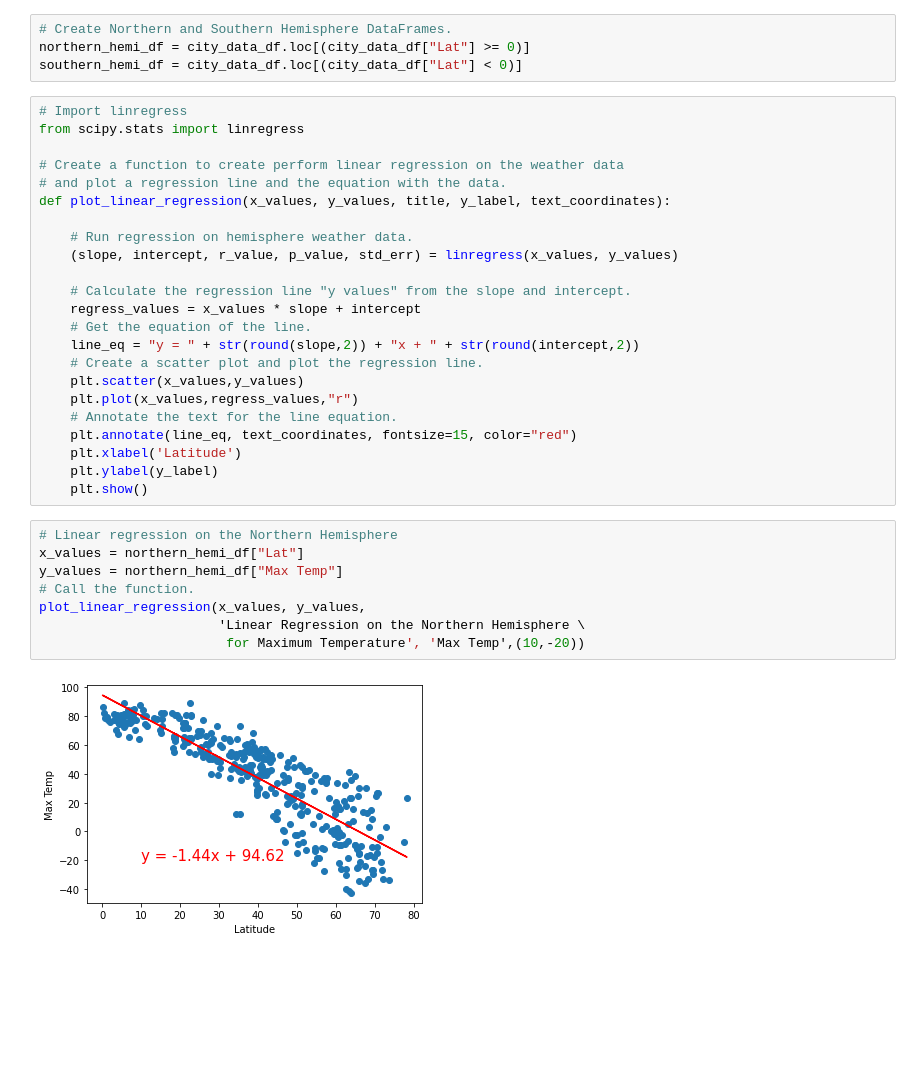
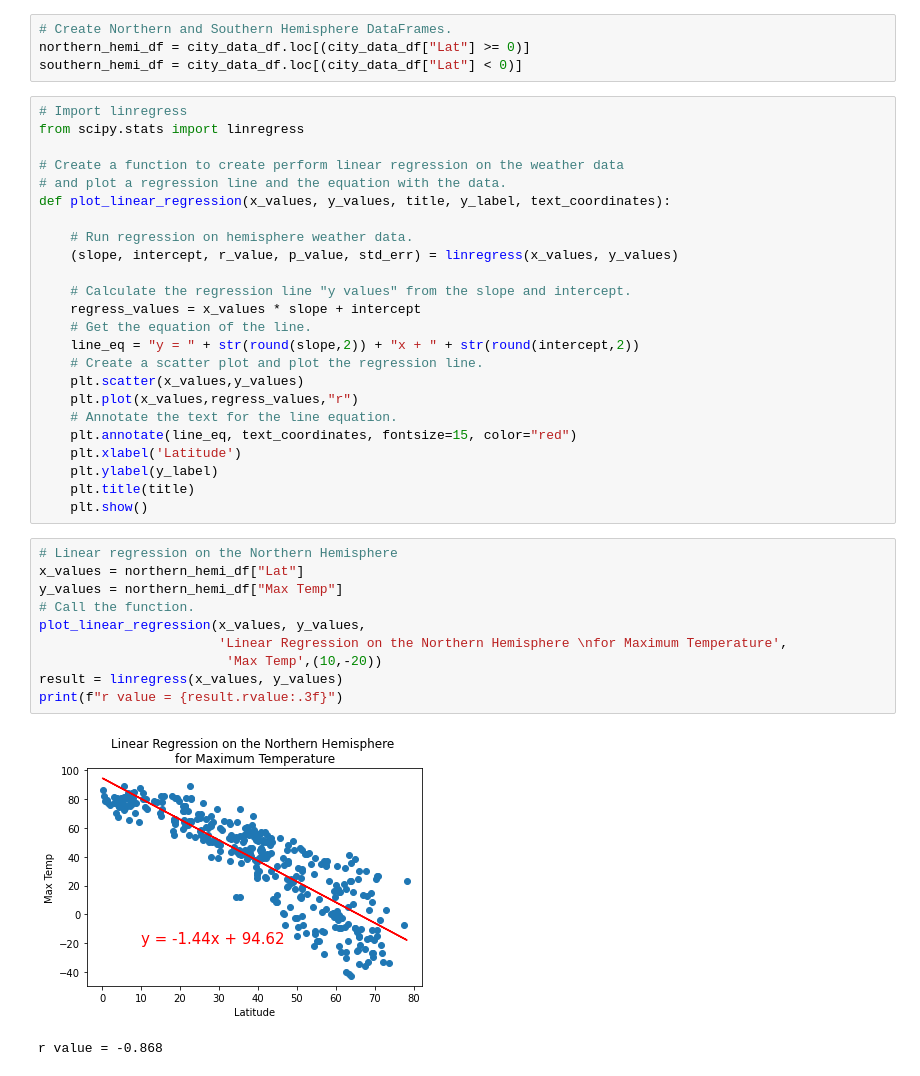
Before and after one commit to JSischo/World_Weather_Analysis, a Jupyter notebook: WeatherPy.ipynb, the cells around one changed output. Drawn from its saved outputs; the diff is of its cells as text; blank space fills up the shorter version.

```diff
--- a/WeatherPy.ipynb
+++ b/WeatherPy.ipynb
@@ -300,17 +300,21 @@ def plot_linear_regression(x_values, y_values, title, y_label, text_coordinates)
     plt.annotate(line_eq, text_coordinates, fontsize=15, color="red")
     plt.xlabel('Latitude')
     plt.ylabel(y_label)
+    plt.title(title)
     plt.show()
 # %%
 # Linear regression on the Northern Hemisphere
 x_values = northern_hemi_df["Lat"]
 y_values = northern_hemi_df["Max Temp"]
 # Call the function.
 plot_linear_regression(x_values, y_values,
-                       'Linear Regression on the Northern Hemisphere \
-                        for Maximum Temperature', 'Max Temp',(10,-20))
+                       'Linear Regression on the Northern Hemisphere \nfor Maximum Temperature',
+                        'Max Temp',(10,-20))
+result = linregress(x_values, y_values)
+print(f"r value = {result.rvalue:.3f}")
 # %% [output]
-[figure, old version]
+[figure, new version]
+r value = -0.868
 # %%
 # Linear regression on the Southern Hemisphere
 x_values = southern_hemi_df["Lat"]
```
Also changed, not shown: parts of 7 cells of this notebook.
